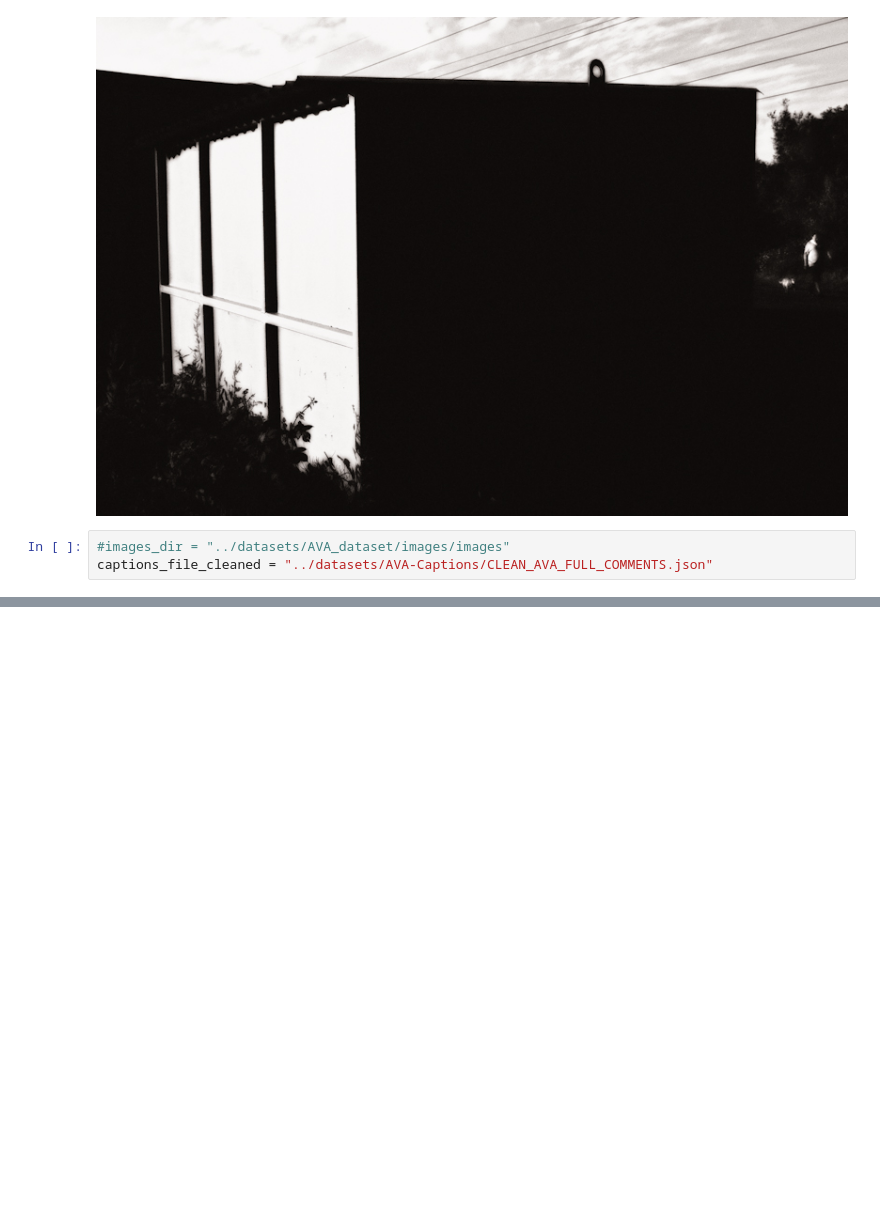
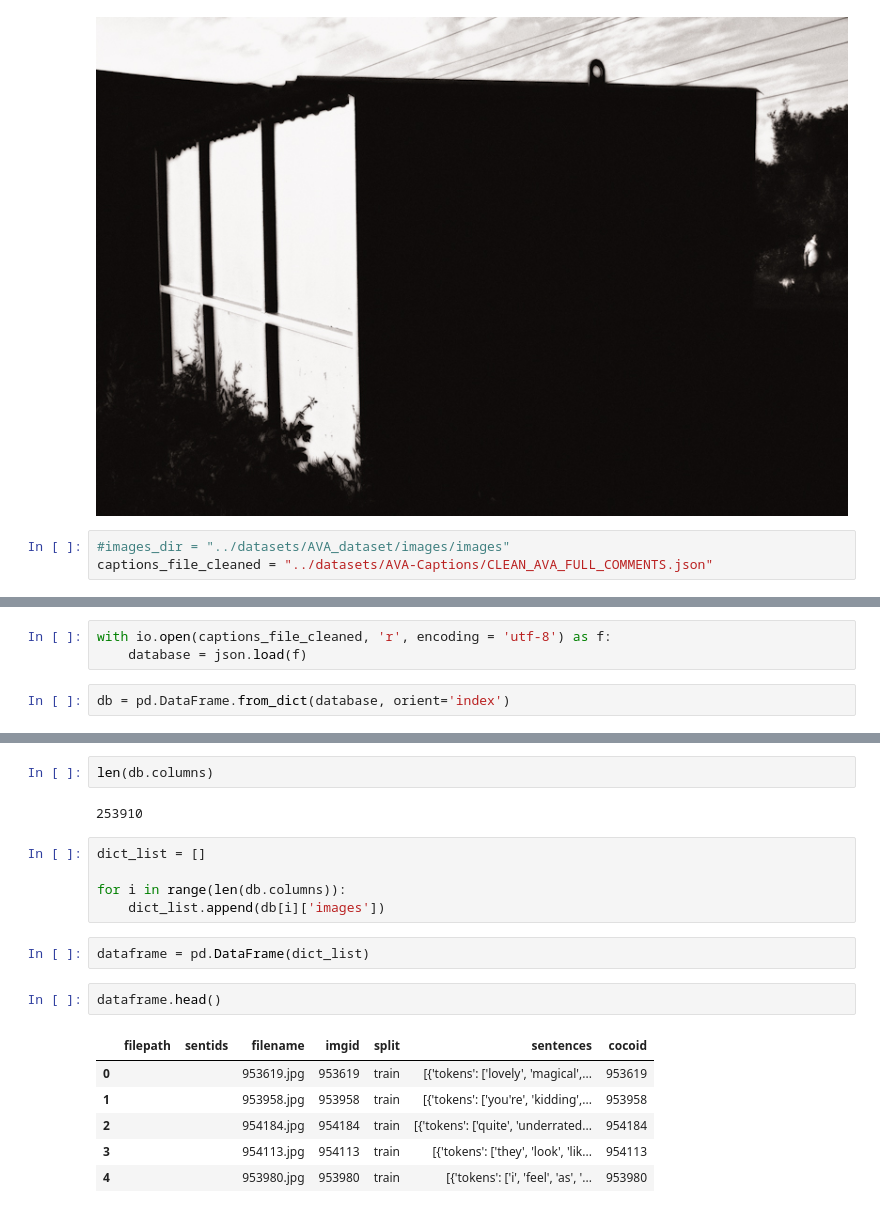
Before and after one commit to keenansamway/COSC576-Project, a Jupyter notebook: CNN-LSTM/data_analysis.ipynb, the cells around one changed output, grey strips where cells are left out. Cells and saved outputs as stored; diff of their text form; blank space fills up the shorter version.

Commit message:
Wrangle AVA-Captions dataset

```diff
--- a/CNN-LSTM/data_analysis.ipynb
+++ b/CNN-LSTM/data_analysis.ipynb
@@ -46,0 +50,5 @@ ValueError: Expected object or value
+# %%
+with io.open(captions_file_cleaned, 'r', encoding = 'utf-8') as f:
+    database = json.load(f)
+# %%
+db = pd.DataFrame.from_dict(database, orient='index')
@@ -46,0 +62,20 @@ ValueError: Expected object or value
+# %%
+len(db.columns)
+# %% [output]
+253910
+# %%
+dict_list = []
+
+for i in range(len(db.columns)):
+    dict_list.append(db[i]['images'])
+# %%
+dataframe = pd.DataFrame(dict_list)
+# %%
+dataframe.head()
+# %% [output]
+|  | filepath | sentids | filename | imgid | split | sentences | cocoid |
+| 0 |  |  | 953619.jpg | 953619 | train | [{'tokens': ['lovely', 'magical',... | 953619 |
+| 1 |  |  | 953958.jpg | 953958 | train | [{'tokens': ['you're', 'kidding',... | 953958 |
+| 2 |  |  | 954184.jpg | 954184 | train | [{'tokens': ['quite', 'underrated... | 954184 |
+| 3 |  |  | 954113.jpg | 954113 | train | [{'tokens': ['they', 'look', 'lik... | 954113 |
+| 4 |  |  | 953980.jpg | 953980 | train | [{'tokens': ['i', 'feel', 'as', '... | 953980 |
```
Also changed, not shown: parts of 4 cells of this notebook.
